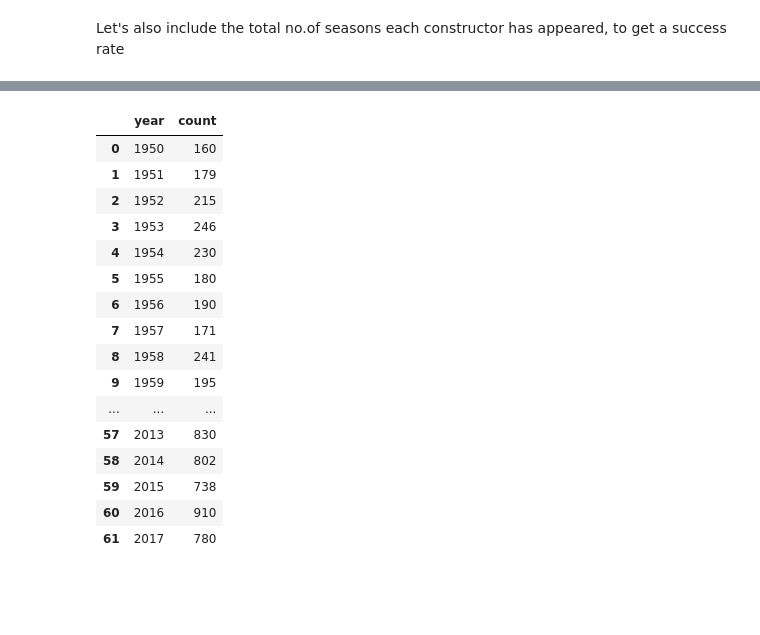
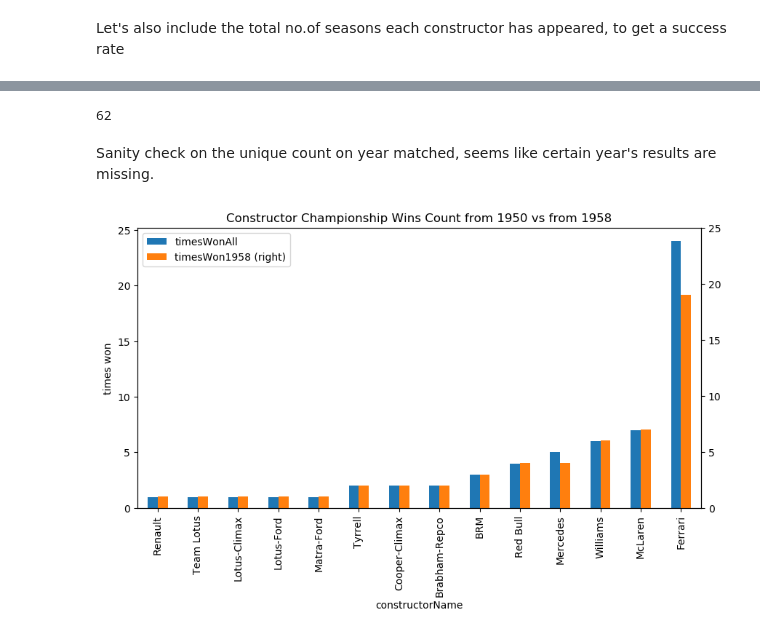
Before and after one commit to yuminghuang23/f1-Data-Analysis, a Jupyter notebook: Tasks - Data Analyst Assignment.ipynb, the cells around one changed output, grey strips where cells are left out. Saved outputs shown, nothing was run; the diff lists cells and outputs as text; code cells hidden in the pictures; blank space fills up the shorter version.

```diff
--- a/Tasks - Data Analyst Assignment.ipynb
+++ b/Tasks - Data Analyst Assignment.ipynb
@@ -276,20 +251,15 @@ results_races.groupby('constructorId')['year'].agg('count').reset_index(name='ap
-# %%
-results_races.groupby(['year'])['constructorId'].agg('count').reset_index(name='count')
-# %% [output]
-|  | year | count |
-| 0 | 1950 | 160 |
-| 1 | 1951 | 179 |
-| 2 | 1952 | 215 |
-| 3 | 1953 | 246 |
-| 4 | 1954 | 230 |
-| 5 | 1955 | 180 |
-| 6 | 1956 | 190 |
-| 7 | 1957 | 171 |
-| 8 | 1958 | 241 |
-| 9 | 1959 | 195 |
-| ... | ... | ... |
-| 57 | 2013 | 830 |
-| 58 | 2014 | 802 |
-| 59 | 2015 | 738 |
-| 60 | 2016 | 910 |
-| 61 | 2017 | 780 |
+# %%
+# Ferrari has appeared every season since 1950, so 62 would mean only up to 2012, let's do a sanity check
+len(results_races['year'].unique().tolist())
+# %% [output]
+62
+# %% [markdown]
+Sanity check on the unique count on year matched, seems like certain year's results are missing.
+# %%
+# merge season_appearance with the constructor_win_1958plus and constructor_win_alltime respectively
+constructor_win_1958plus = constructor_win_1958plus.merge(season_appearance, on='constructorId')
+constructor_win_alltime = constructor_win_alltime.merge(season_appearance, on='constructorId')
+# %%
+# calculate the win percentage
+constructor_win_alltime['winRate'] = constructor_win_alltime['timesWon']/constructor_win_alltime['appearances']
+constructor_win_1958plus['winRate'] = constructor_win_1958plus['timesWon']/constructor_win_1958plus['appearances']
@@ -295,0 +270,15 @@ results_races.groupby(['year'])['constructorId'].agg('count').reset_index(name='
+# %%
+# plot
+# merge the 2 columns
+constructor_win_merged = constructor_win_alltime.merge(constructor_win_1958plus, on='constructorId')
+constructor_win_merged.rename(columns={'timesWon_x':'timesWonAll', 'timesWon_y':'timesWon1958', 'winRate_x': 'winRateAll',
+                                       'winRate_y': 'winRate1985', 'name_x':'constructorName'}, inplace=True)
+ax = constructor_win_merged.plot(x='constructorName', y=['timesWonAll', 'timesWon1958'], secondary_y=['timesWon1958'],
+                                 kind='bar', title='Constructor Championship Wins Count from 1950 vs from 1958', figsize=(10,5))
+ax.set_ylabel('times won')
+ax.right_ax.set_ylim(0,25)
+
+fig = ax.get_figure()
+fig.savefig(graph_path+"Constructor Championship Wins Count from 1950 vs from 1958.png")
+# %% [output]
+[figure, added]
```
Also changed, not shown: parts of 7 cells of this notebook, 6 other files.
